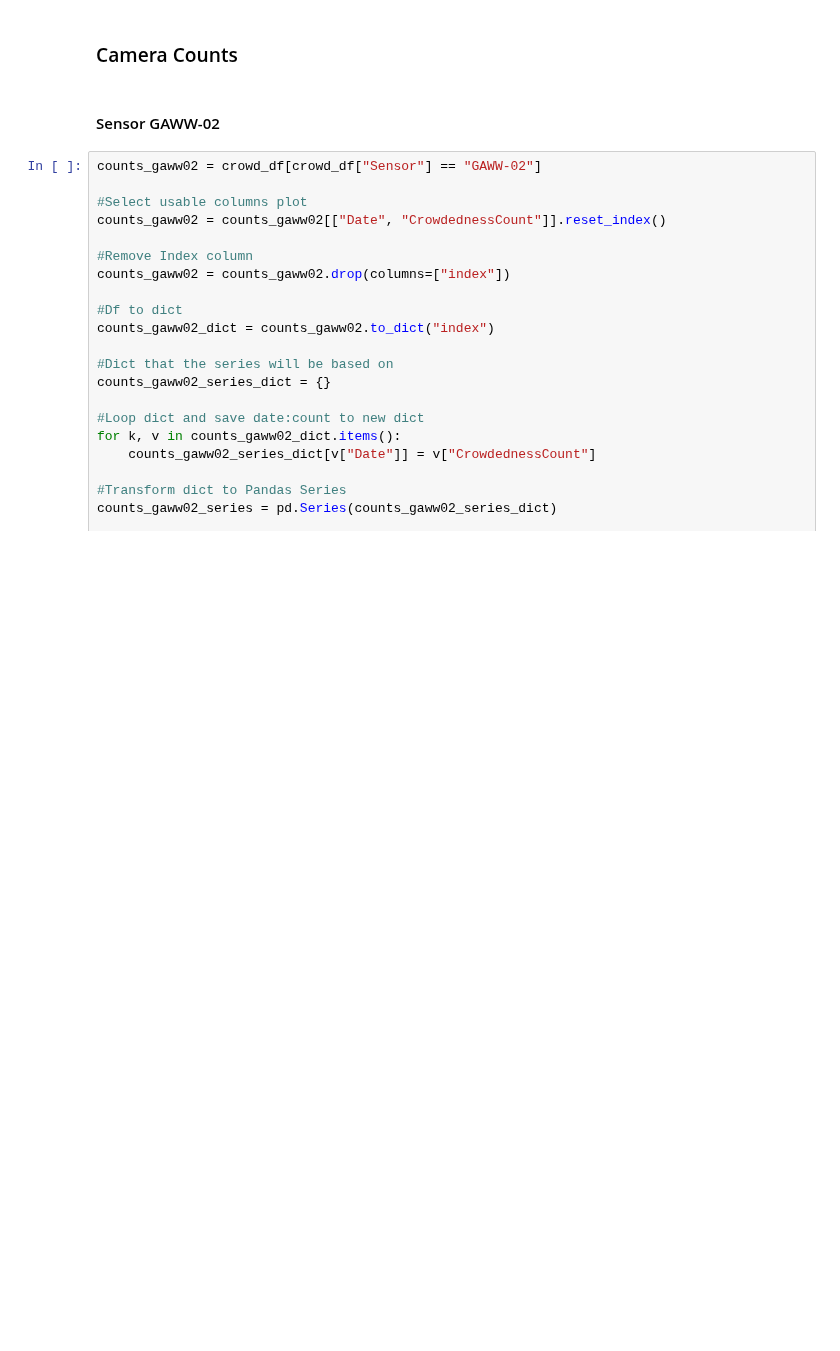
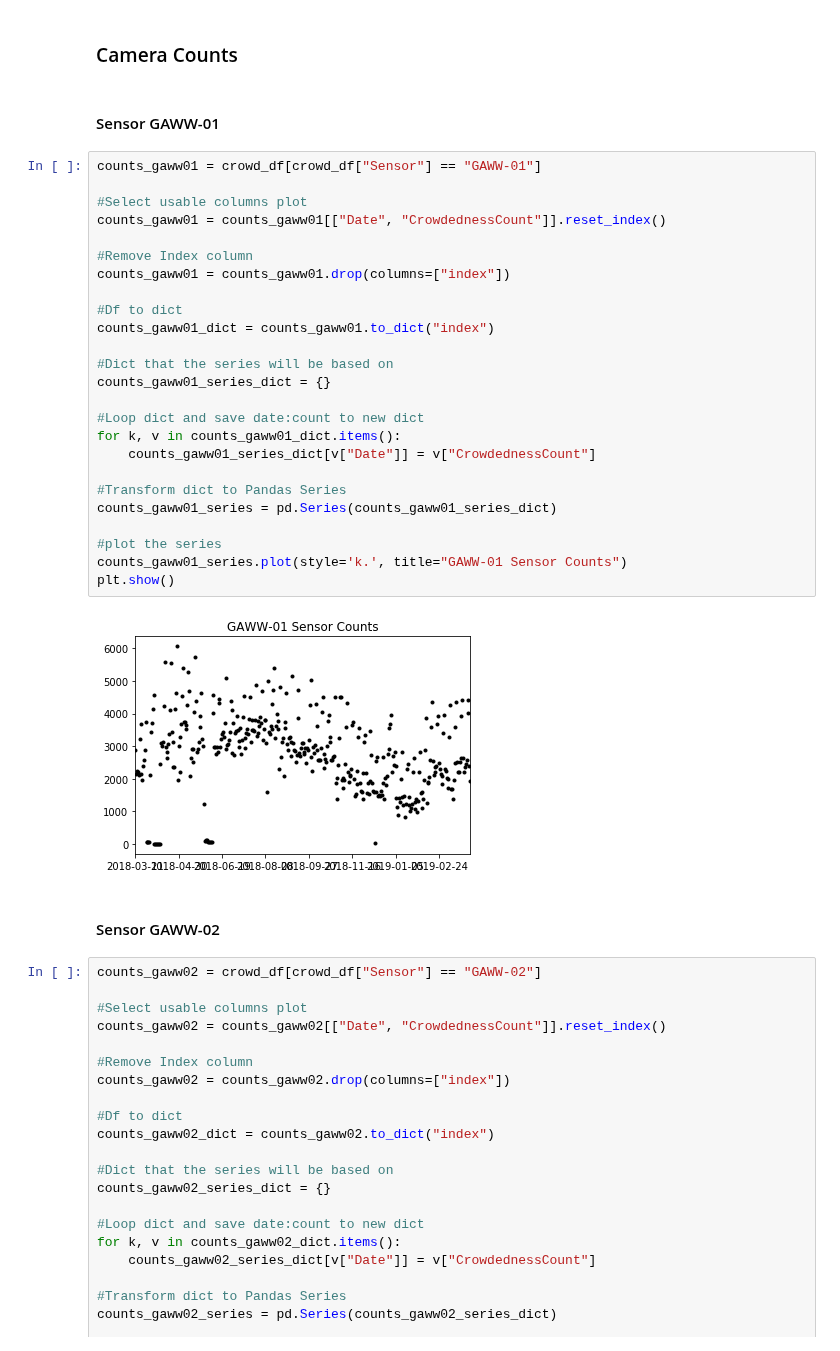
Before and after one commit to LeDon96/CrowdednessPrediction, a Jupyter notebook: Jupyter Notebooks/CrowdednessVisualization.ipynb, the cells around one changed output. Cells and saved outputs as stored; diff of their text form; blank space fills up the shorter version.

```diff
--- a/Jupyter Notebooks/CrowdednessVisualization.ipynb
+++ b/Jupyter Notebooks/CrowdednessVisualization.ipynb
@@ -105,5 +32,34 @@ plt.legend(prop={"size": 15})
 # %% [markdown]
 ### Camera Counts
+# %% [markdown]
+#### Sensor GAWW-01
+# %%
+counts_gaww01 = crowd_df[crowd_df["Sensor"] == "GAWW-01"]
+
+#Select usable columns plot
+counts_gaww01 = counts_gaww01[["Date", "CrowdednessCount"]].reset_index()
+
+#Remove Index column
+counts_gaww01 = counts_gaww01.drop(columns=["index"])
+
+#Df to dict
+counts_gaww01_dict = counts_gaww01.to_dict("index")
+
+#Dict that the series will be based on
+counts_gaww01_series_dict = {}
+
+#Loop dict and save date:count to new dict
+for k, v in counts_gaww01_dict.items():
+    counts_gaww01_series_dict[v["Date"]] = v["CrowdednessCount"]
+
+#Transform dict to Pandas Series
+counts_gaww01_series = pd.Series(counts_gaww01_series_dict)
+
+#plot the series
+counts_gaww01_series.plot(style='k.', title="GAWW-01 Sensor Counts")
+plt.show()
+# %% [output]
+[figure, added]
 # %% [markdown]
 #### Sensor GAWW-02
 # %%
```
Also changed, not shown: parts of 13 cells of this notebook.
